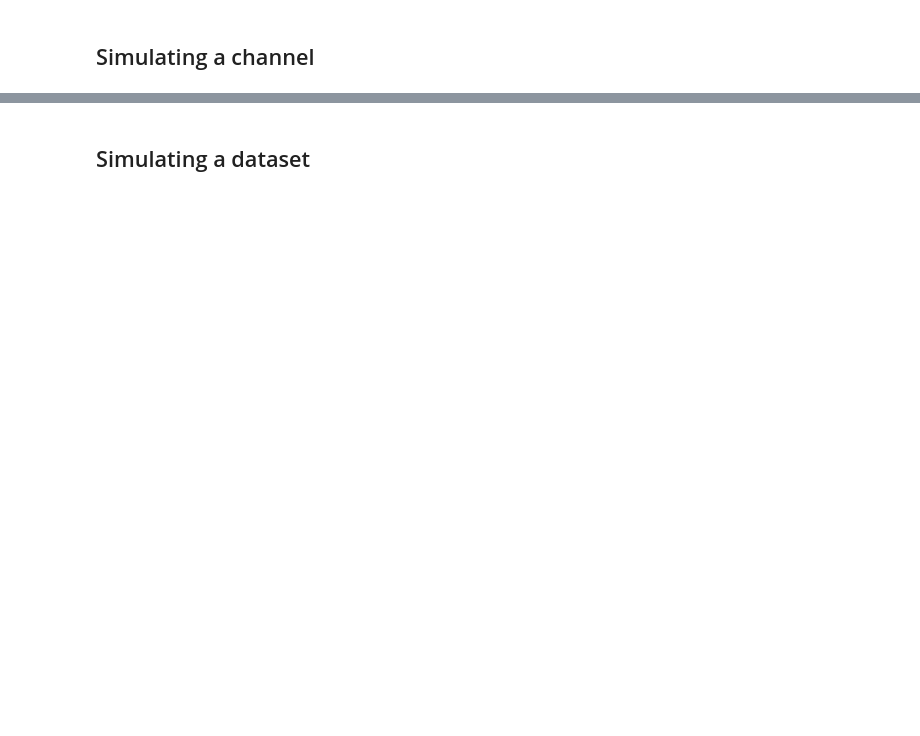
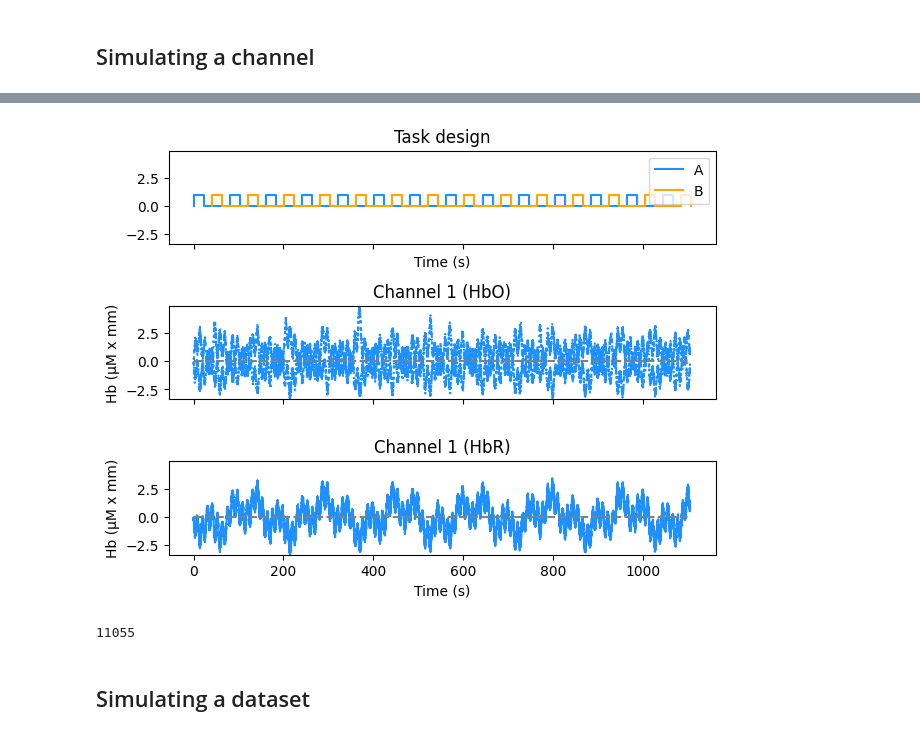
Before and after one commit to gongcastro/fnirs-sim, a Jupyter notebook: docs/index.ipynb, the cells around one changed output, grey strips where cells are left out. Cells and saved outputs as stored; diff of their text form; code cells hidden in the pictures; blank space fills up the shorter version.

```diff
--- a/docs/index.ipynb
+++ b/docs/index.ipynb
@@ -268,2 +232,73 @@ plt.show()
+# %%
+amplitudes = {
+    "A": 0.80,
+    "B": 2.00
+}
+hbo, hbr, times = sim_channel(onset_design, blocks, amplitudes)
+fig, (ax1, ax2, ax3) = plt.subplots(nrows=3, ncols=1, sharex=True, sharey=True)
+
+blocks, onset_design, offset_design = sim_design(blocks, ibi=IBI)
+block_onsets = np.min(onset_design, axis=1)
+block_offsets = np.max(offset_design, axis=1)
+
+boxcar_onsets_a = np.hstack([[x, x, y, y]
+                    for (x, y) in zip(
+                        block_onsets[[b=="A" for b in blocks]],
+                        block_offsets[[b=="A" for b in blocks]])])
+boxcar_onsets_b = np.hstack([[x, x, y, y]
+                    for (x, y) in zip(
+                        block_onsets[[b=="B" for b in blocks]],
+                        block_offsets[[b=="B" for b in blocks]])])
+
+ax1.plot(boxcar_onsets_a,
+        np.hstack([[0, 1, 1, 0] for _ in np.arange(
+            len(block_onsets[[b=="A" for b in blocks]]))]),
+        color="dodgerblue",
+        label = "A")
+ax1.plot(boxcar_onsets_b,
+        np.hstack([[0, 1, 1, 0] for _ in np.arange(
+            len(block_onsets[[b=="B" for b in blocks]]))]),
+        color="orange",
+        label = "B")
+
+ax1.legend(loc="upper right")
+ax1.set_xlabel(xlabel="Time (s)")
+ax1.set_title("Task design")
+ax1.set_ylim([0, 1.5])
+
+hbo_a = [x for (x, b) in zip(hbo, blocks) if "A" in b]
+hbr_a = [x for (x, b) in zip(hbr, blocks) if "A" in b]
+hbo_b = [x for (x, b) in zip(hbo, blocks) if "B" in b]
+hbr_b = [x for (x, b) in zip(hbr, blocks) if "B" in b]
+
+
+ax2.plot(times, hbo, label="HbR", color="dodgerblue", ls = "dotted")
+ax2.plot(times, hbr, label="HbR", color="dodgerblue", ls = "dotted")
+
+ax2.hlines(y=[0], xmin=0, xmax=np.max(times),
+           color="grey", linestyles="dashed")
+ax2.set_ylabel(ylabel="Hb (μM x mm)")
+ax2.set_title("Channel 1 (HbO)")
+ax1.set_ylim([np.min(hbr), np.max(hbo)])
+
+
+ax3.plot(times, hbr, label="HbR", color="dodgerblue")
+ax3.hlines(y=[0], xmin=0, xmax=np.max(times),
+           color="grey", linestyles="dashed")
+ax3.set_ylabel(ylabel="Hb (μM x mm)")
+ax3.set_title("Channel 1 (HbR)")
+plt.tight_layout()
+plt.xlabel(xlabel="Time (s)")
+plt.title("Channel 1 (HbR)")
+ax1.set_ylim([np.min(hbr), np.max(hbo)])
+
+plt.show()
+# %% [output]
+[figure, added]
+# %%
+#[ax2.plot(times, x, color="dodgerblue") for x in hbo_a]
+len(hbo)
+# %% [output]
+11055
 # %% [markdown]
 ## Simulating a dataset
```
Also changed, not shown: parts of 13 cells of this notebook, 2 other files.
